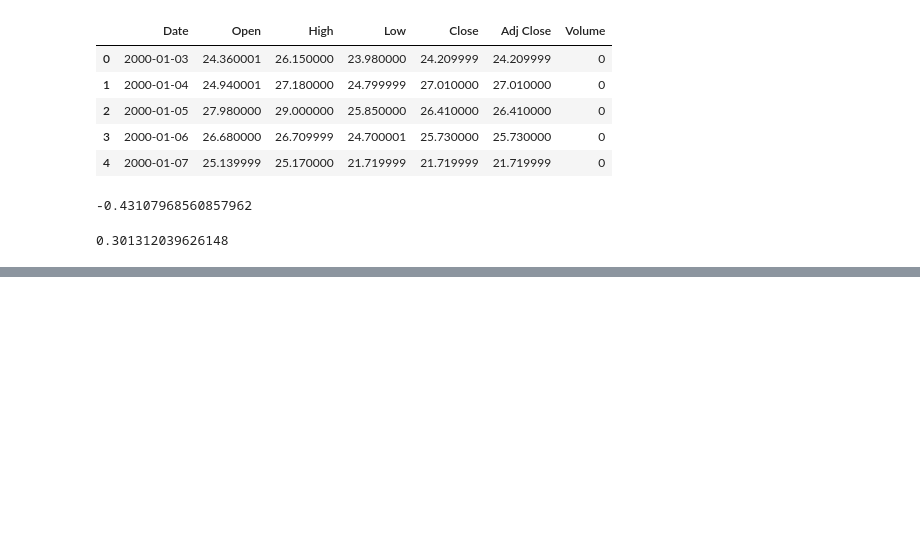
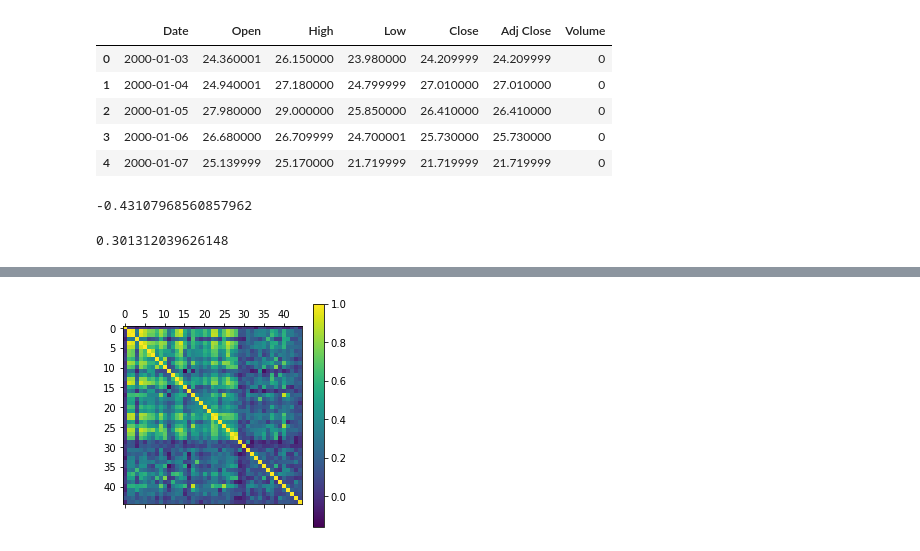
Before and after one commit to silvanaribeiro/TimeSeriesArticle, a Jupyter notebook: Correlation Analysis.ipynb, the cells around one changed output, grey strips where cells are left out. Saved outputs shown, nothing was run; the diff lists cells and outputs as text; code cells hidden in the pictures; blank space fills up the shorter version.

Commit message:
correlation analisys of indexes

```diff
--- a/Correlation Analysis.ipynb
+++ b/Correlation Analysis.ipynb
@@ -33,3 +33,7 @@ sp500_vix_close_vol_corr = v_sp500['Volume'].corr(v_vix['Close'])
 sp500_vix_close_vol_corr
 # %% [output]
 0.301312039626148
+# %%
+v_monthly_EMV_index =  pd.read_excel('EMV_Data.xlsx')
+v_monthly_EMV_index = v_monthly_EMV_index[:-1]
+v_monthly_EMV_index.head()
@@ -35,0 +48,7 @@ sp500_vix_close_vol_corr
+# %%
+v_monthly_EMV_corr = v_monthly_EMV_index.corr()
+plt.matshow(v_monthly_EMV_corr)
+cb = plt.colorbar()
+plt.show()
+# %% [output]
+[figure, added]
```
Also changed, not shown: parts of 2 cells of this notebook.
